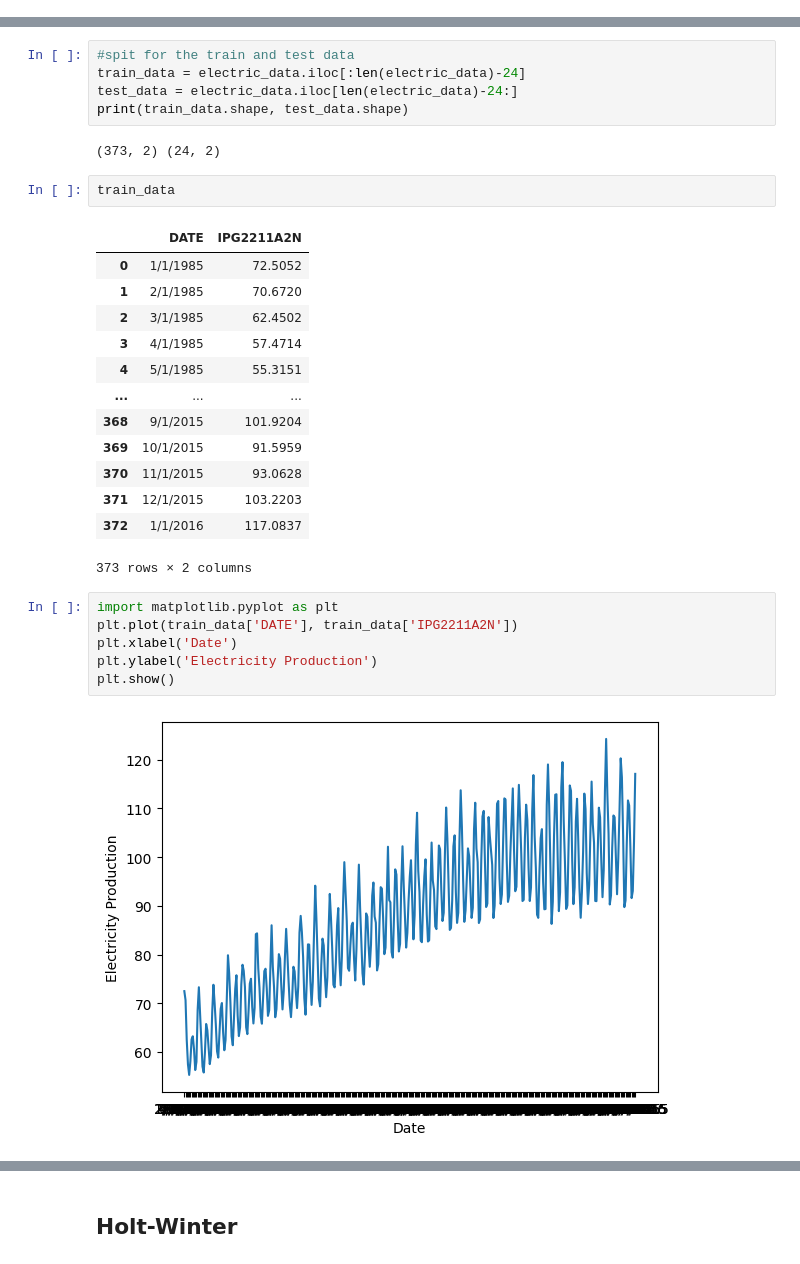
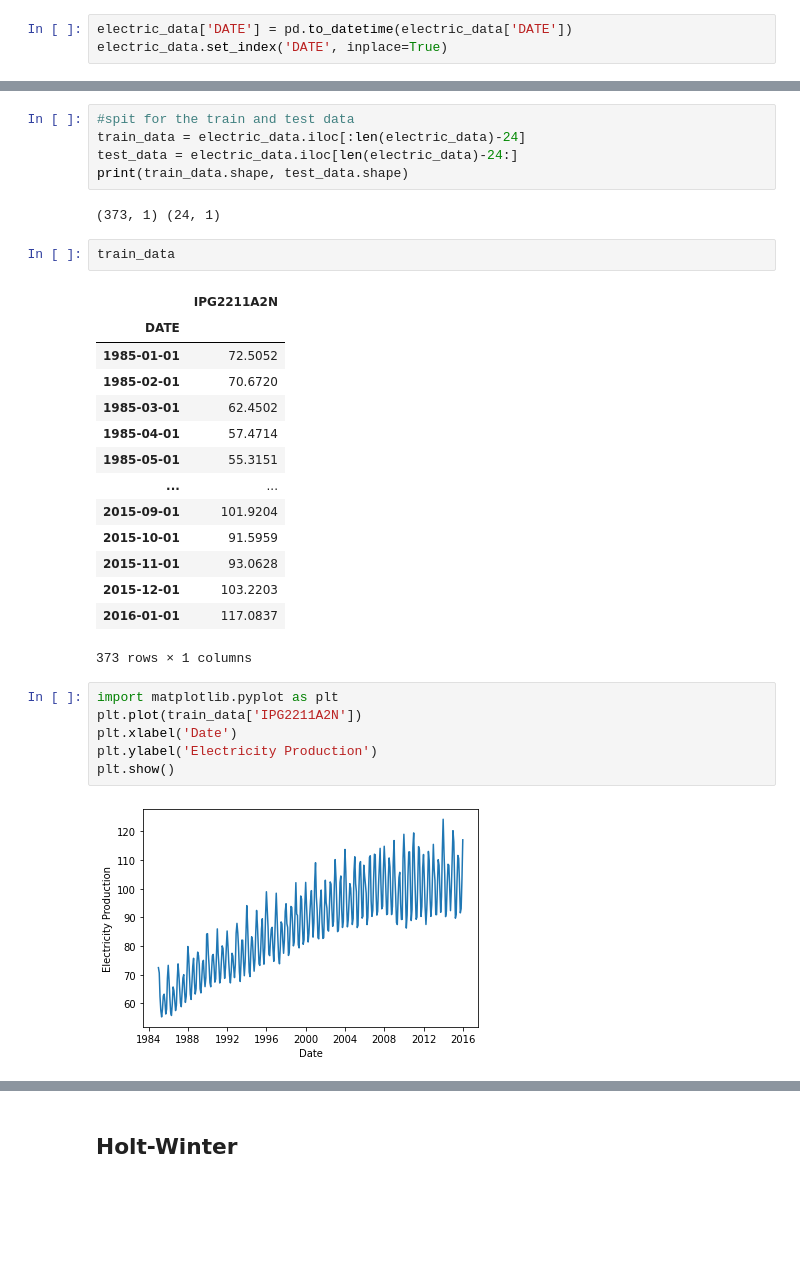
Before and after one commit to GussLii/Time-Series, a Jupyter notebook: code.ipynb, the cells around one changed output, grey strips where cells are left out. Saved outputs shown, nothing was run; the diff lists cells and outputs as text; blank space fills up the shorter version.

```diff
--- a/code.ipynb
+++ b/code.ipynb
@@ -12,4 +13,7 @@ print('The null value in the missing data are',electric_data.isnull().sum())
 The null value in the missing data are DATE          0
 IPG2211A2N    0
 dtype: int64
+# %%
+electric_data['DATE'] = pd.to_datetime(electric_data['DATE'])
+electric_data.set_index('DATE', inplace=True)
 # %%
@@ -28,31 +39,32 @@ train_data = electric_data.iloc[:len(electric_data)-24]
 test_data = electric_data.iloc[len(electric_data)-24:]
 print(train_data.shape, test_data.shape)
 # %% [output]
-(373, 2) (24, 2)
+(373, 1) (24, 1)
 # %%
 train_data
 # %% [output]
-|  | DATE | IPG2211A2N |
-| 0 | 1/1/1985 | 72.5052 |
-| 1 | 2/1/1985 | 70.6720 |
-| 2 | 3/1/1985 | 62.4502 |
-| 3 | 4/1/1985 | 57.4714 |
-| 4 | 5/1/1985 | 55.3151 |
-| ... | ... | ... |
-| 368 | 9/1/2015 | 101.9204 |
-| 369 | 10/1/2015 | 91.5959 |
-| 370 | 11/1/2015 | 93.0628 |
-| 371 | 12/1/2015 | 103.2203 |
-| 372 | 1/1/2016 | 117.0837 |
+|  | IPG2211A2N |
+| DATE |  |
+| 1985-01-01 | 72.5052 |
+| 1985-02-01 | 70.6720 |
+| 1985-03-01 | 62.4502 |
+| 1985-04-01 | 57.4714 |
+| 1985-05-01 | 55.3151 |
+| ... | ... |
+| 2015-09-01 | 101.9204 |
+| 2015-10-01 | 91.5959 |
+| 2015-11-01 | 93.0628 |
+| 2015-12-01 | 103.2203 |
+| 2016-01-01 | 117.0837 |
-373 rows × 2 columns
+373 rows × 1 columns
 # %%
 import matplotlib.pyplot as plt
-plt.plot(train_data['DATE'], train_data['IPG2211A2N'])
+plt.plot(train_data['IPG2211A2N'])
 plt.xlabel('Date')
 plt.ylabel('Electricity Production')
 plt.show()
 # %% [output]
-[figure, old version]
+[figure, new version]
 # %%
 # see the data from first three years for the pattern
 import matplotlib.pyplot as plt
```
Also changed, not shown: parts of 46 cells of this notebook.
